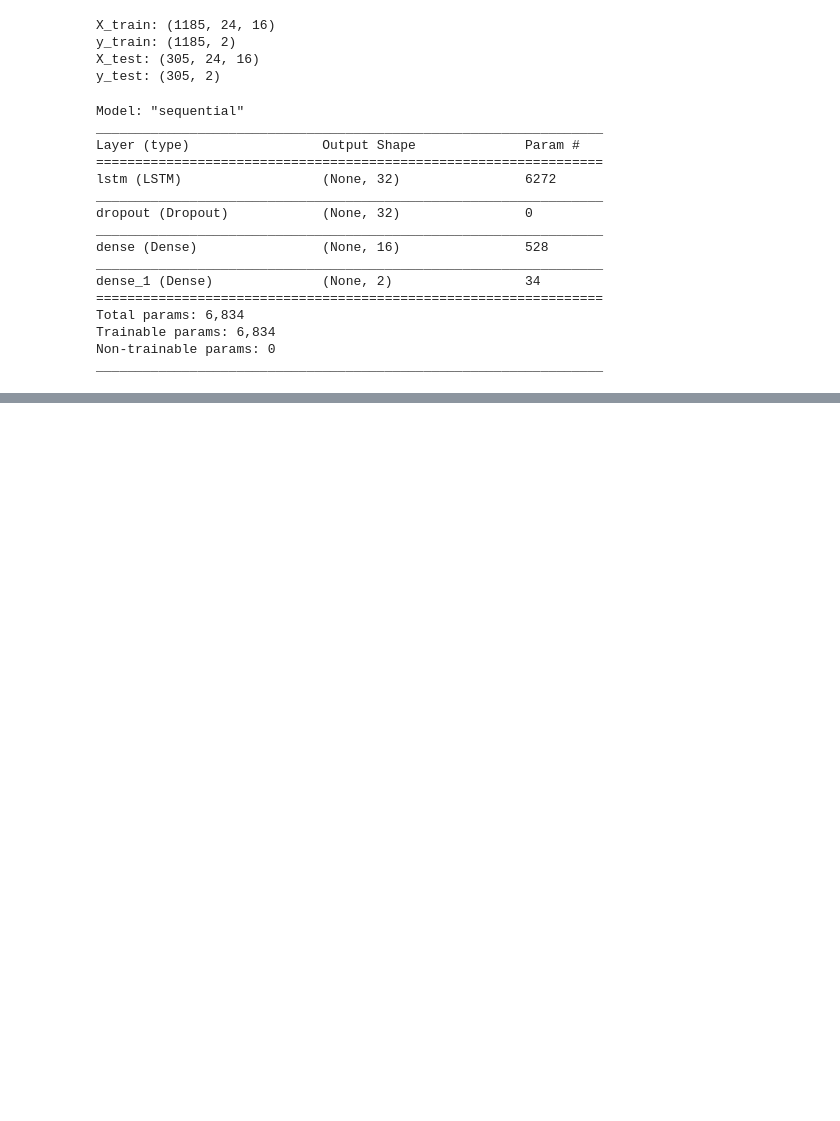
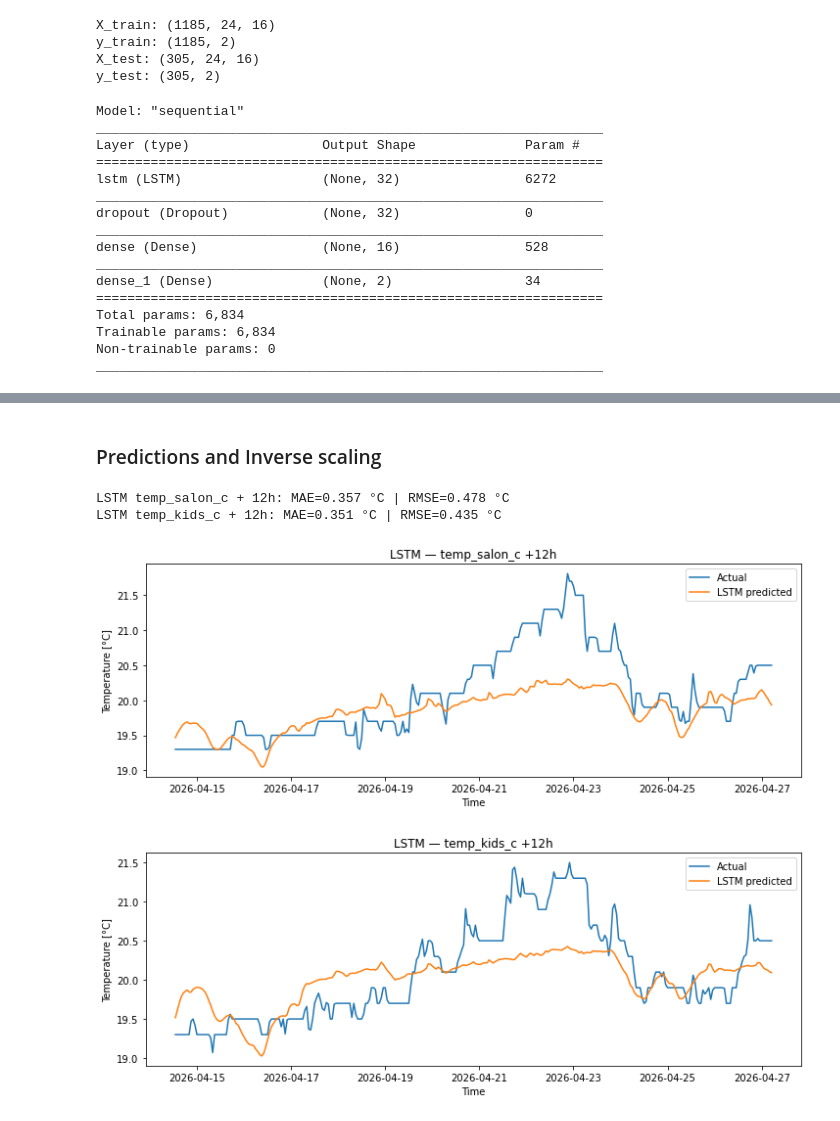
Before and after one commit to sotdousk/residential-thermal-digital-twin, a Jupyter notebook: notebooks/06_ml_temperature_prediction.ipynb, the cells around one changed output, grey strips where cells are left out. Drawn from its saved outputs; the diff is of its cells as text; code cells hidden in the pictures; blank space fills up the shorter version.

Commit message:
LSTM implementation part2

```diff
--- a/notebooks/06_ml_temperature_prediction.ipynb
+++ b/notebooks/06_ml_temperature_prediction.ipynb
@@ -574,0 +575,44 @@ Epoch 15/100
+# %% [markdown]
+### Predictions and Inverse scaling
+# %%
+pred_scaled = model_lstm. predict(X_test_lstm)
+
+pred_lstm = target_scaler.inverse_transform(pred_scaled)
+actual_lstm = target_scaler.inverse_transform(y_test_lstm)
+
+pred_lstm_df = pd.DataFrame(
+    pred_lstm,
+    index=test_times,
+    columns=[f"pred_{c}_plus_{horizon}h" for c in lstm_targets]
+)
+
+actual_lstm_df = pd.DataFrame(
+    actual_lstm,
+    index=test_times,
+    columns=[f"actual_{c}_plus_{horizon}h" for c in lstm_targets]
+)
+# %%
+for i, target in enumerate(lstm_targets):
+    y_true = actual_lstm[:, i]
+    y_pred = pred_lstm[:, i]
+
+    mae = mean_absolute_error(y_true, y_pred)
+    rmse = mean_squared_error(y_true, y_pred, squared=False)
+
+    print(f"LSTM {target} + {horizon}h: MAE={mae:.3f} °C | RMSE={rmse:.3f} °C")
+# %% [output]
+LSTM temp_salon_c + 12h: MAE=0.357 °C | RMSE=0.478 °C
+LSTM temp_kids_c + 12h: MAE=0.351 °C | RMSE=0.435 °C
+# %%
+for i, target in enumerate(lstm_targets):
+    plt.figure(figsize=(12, 4))
+    plt.plot(test_times, actual_lstm[:, i], label="Actual")
+    plt.plot(test_times, pred_lstm[:, i], label="LSTM predicted")
+    plt.title(f"LSTM — {target} +{horizon}h")
+    plt.xlabel("Time")
+    plt.ylabel("Temperature [°C]")
+    plt.legend()
+    plt.show()
+# %% [output]
+[figure, added]
+[figure, added]
```
Also changed, not shown: parts of 10 cells of this notebook.
